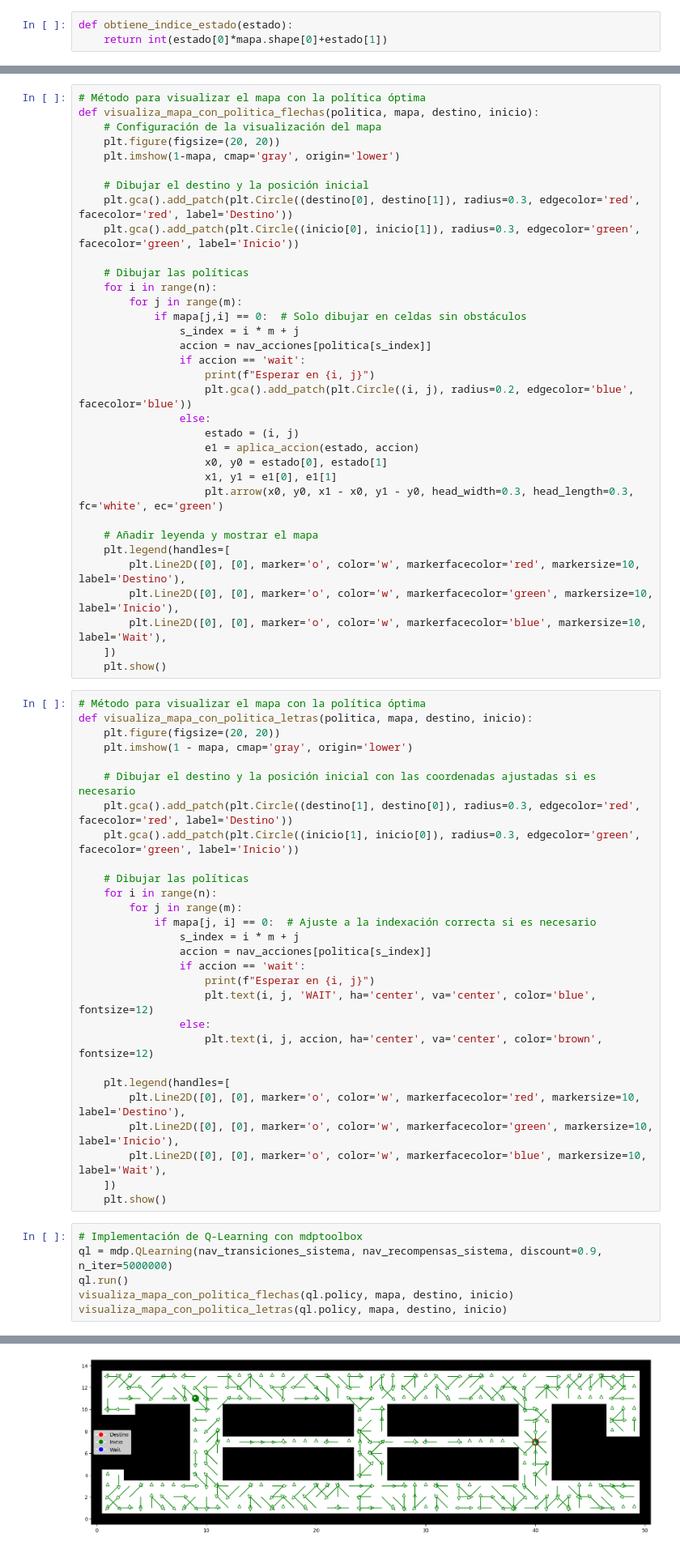
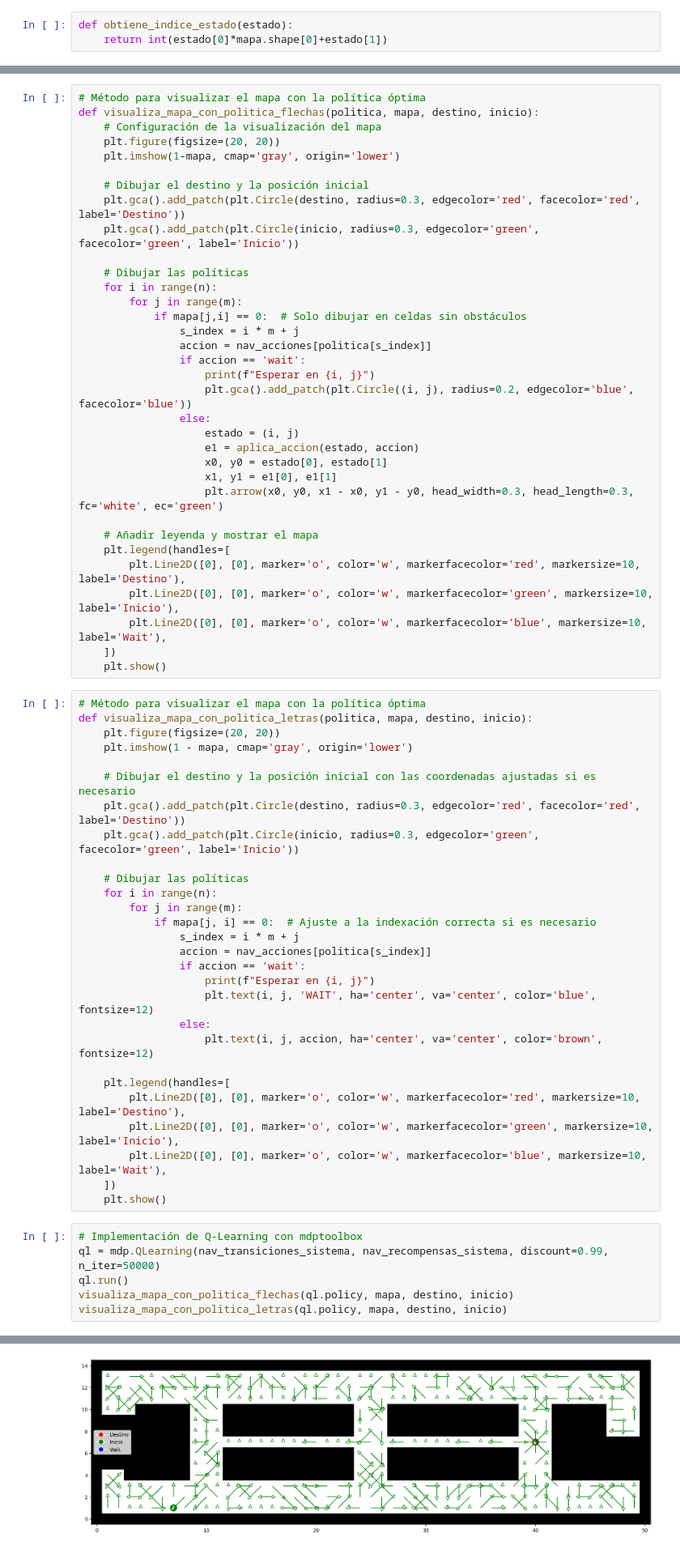
Before and after one commit to jormunrod/IA_RL_Project, a Jupyter notebook: Proyect.ipynb, the cells around one changed output, grey strips where cells are left out. Shown: that part at 81% size. Cells and saved outputs as stored; diff of their text form.

```diff
--- a/Proyect.ipynb
+++ b/Proyect.ipynb
@@ -211,8 +211,8 @@ def visualiza_mapa_con_politica_flechas(politica, mapa, destino, inicio):
     plt.imshow(1-mapa, cmap='gray', origin='lower')
 
     # Dibujar el destino y la posición inicial
-    plt.gca().add_patch(plt.Circle((destino[0], destino[1]), radius=0.3, edgecolor='red', facecolor='red', label='Destino'))
-    plt.gca().add_patch(plt.Circle((inicio[0], inicio[1]), radius=0.3, edgecolor='green', facecolor='green', label='Inicio'))
+    plt.gca().add_patch(plt.Circle(destino, radius=0.3, edgecolor='red', facecolor='red', label='Destino'))
+    plt.gca().add_patch(plt.Circle(inicio, radius=0.3, edgecolor='green', facecolor='green', label='Inicio'))
 
     # Dibujar las políticas
     for i in range(n):
@@ -244,8 +244,8 @@ def visualiza_mapa_con_politica_letras(politica, mapa, destino, inicio):
     plt.imshow(1 - mapa, cmap='gray', origin='lower')
 
     # Dibujar el destino y la posición inicial con las coordenadas ajustadas si es necesario
-    plt.gca().add_patch(plt.Circle((destino[1], destino[0]), radius=0.3, edgecolor='red', facecolor='red', label='Destino'))
-    plt.gca().add_patch(plt.Circle((inicio[1], inicio[0]), radius=0.3, edgecolor='green', facecolor='green', label='Inicio'))
+    plt.gca().add_patch(plt.Circle(destino, radius=0.3, edgecolor='red', facecolor='red', label='Destino'))
+    plt.gca().add_patch(plt.Circle(inicio, radius=0.3, edgecolor='green', facecolor='green', label='Inicio'))
 
     # Dibujar las políticas
     for i in range(n):
@@ -267,11 +267,11 @@ def visualiza_mapa_con_politica_letras(politica, mapa, destino, inicio):
     plt.show()
 # %%
 # Implementación de Q-Learning con mdptoolbox
-ql = mdp.QLearning(nav_transiciones_sistema, nav_recompensas_sistema, discount=0.9, n_iter=5000000)
+ql = mdp.QLearning(nav_transiciones_sistema, nav_recompensas_sistema, discount=0.99, n_iter=50000)
 ql.run()
 visualiza_mapa_con_politica_flechas(ql.policy, mapa, destino, inicio)
 visualiza_mapa_con_politica_letras(ql.policy, mapa, destino, inicio)
 # %% [output]
 Esperar en (40, 7)
-[figure, old version]
+[figure, new version]
 Esperar en (40, 7)
```
Also changed, not shown: parts of 4 cells of this notebook.
